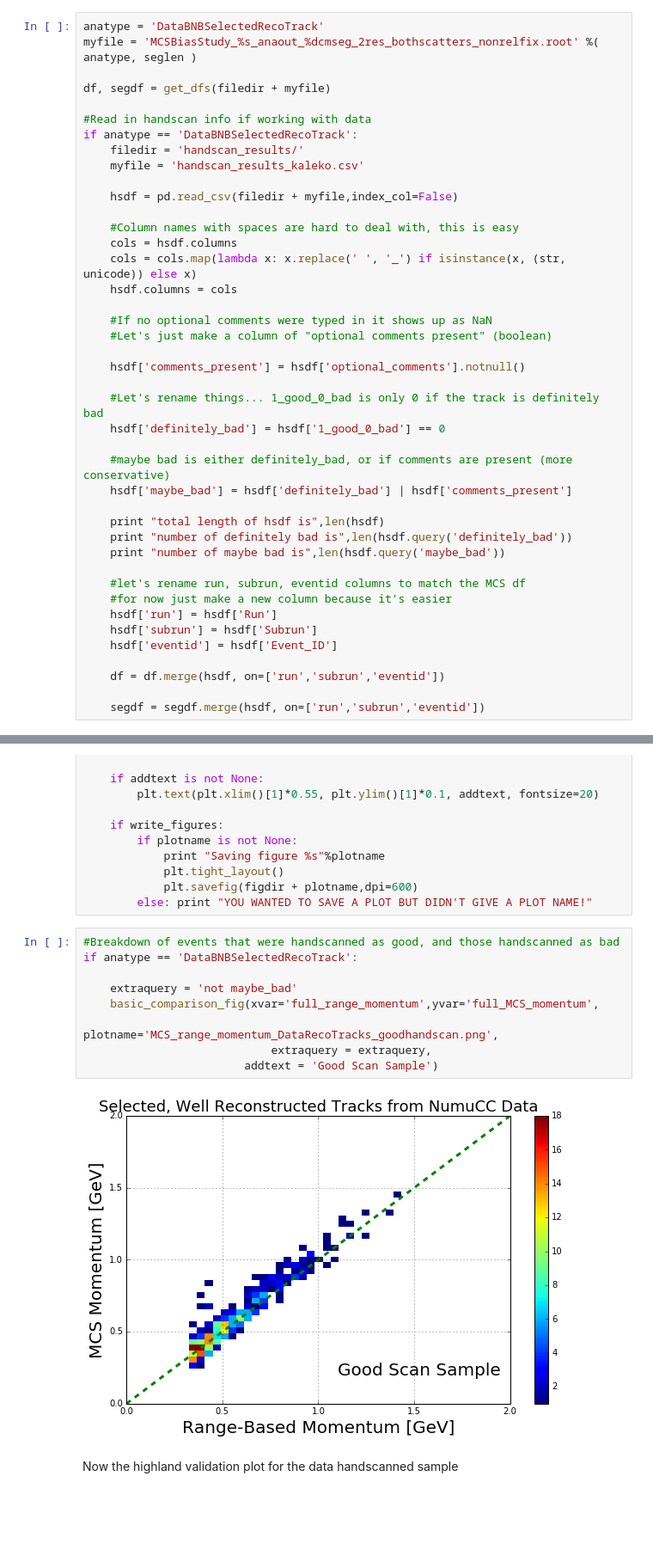
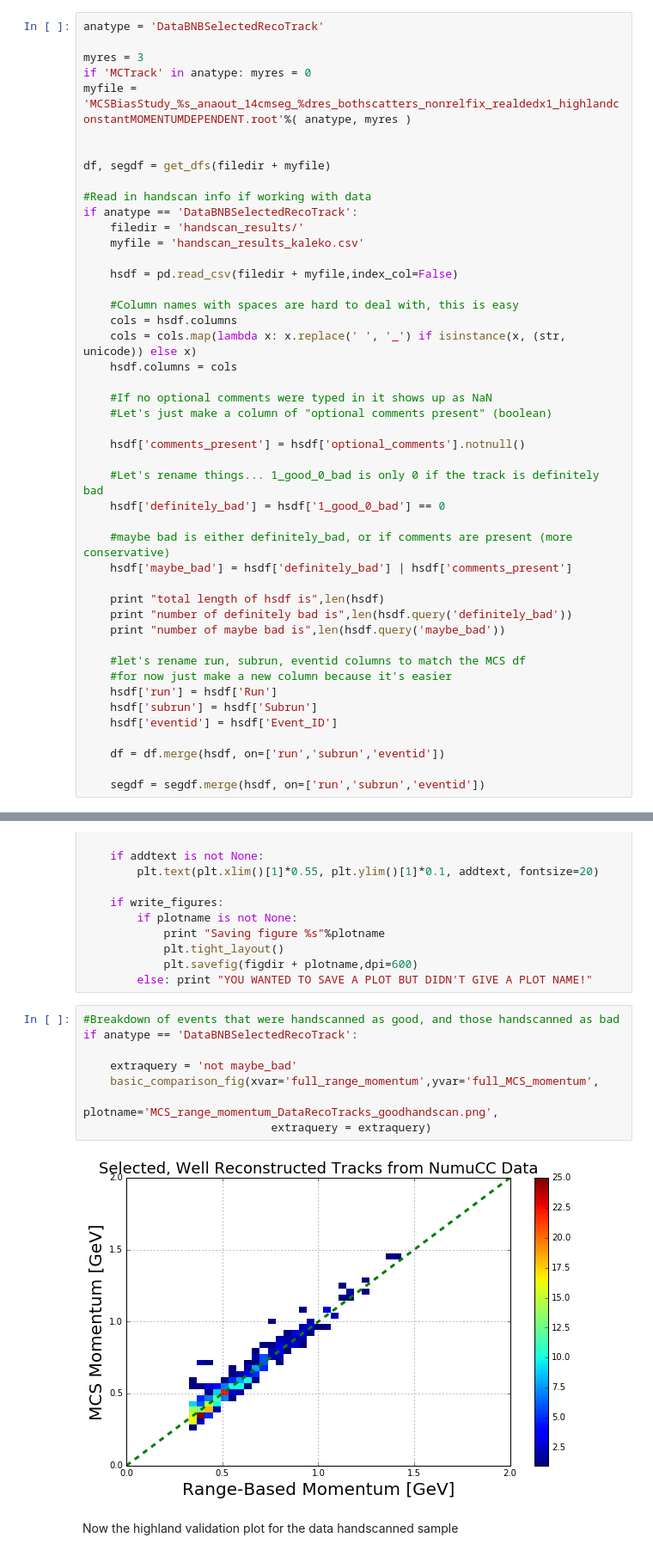
Before and after one commit to kaleko/MCS_Technote, a Jupyter notebook: JINST_figures.ipynb, the cells around one changed output, grey strips where cells are left out. Shown at 86% size. Saved outputs shown, nothing was run; the diff lists cells and outputs as text; blank space fills up the shorter version.

Commit message:
updated public note to version 2.0, looking good now

```diff
--- a/JINST_figures.ipynb
+++ b/JINST_figures.ipynb
@@ -173,7 +186,11 @@ if anatype == 'MCBNBMCTrack':
 Now we have the basic comparison fig for the good scan sample in data
 # %%
 anatype = 'DataBNBSelectedRecoTrack'
-myfile = 'MCSBiasStudy_%s_anaout_%dcmseg_2res_bothscatters_nonrelfix.root' %( anatype, seglen )
+
+myres = 3
+if 'MCTrack' in anatype: myres = 0
+myfile = 'MCSBiasStudy_%s_anaout_14cmseg_%dres_bothscatters_nonrelfix_realdedx1_highlandconstantMOMENTUMDEPENDENT.root'%( anatype, myres )
+
 
 df, segdf = get_dfs(filedir + myfile)
 
@@ -245,14 +262,13 @@ def basic_comparison_fig(xvar, yvar, plotname =None, extraquery = None, addtext
 # %%
 #Breakdown of events that were handscanned as good, and those handscanned as bad
 if anatype == 'DataBNBSelectedRecoTrack':
 
     extraquery = 'not maybe_bad'
     basic_comparison_fig(xvar='full_range_momentum',yvar='full_MCS_momentum',
                          plotname='MCS_range_momentum_DataRecoTracks_goodhandscan.png',
-                            extraquery = extraquery,
-                        addtext = 'Good Scan Sample')
+                            extraquery = extraquery)
 # %% [output]
-[figure, old version]
+[figure, new version]
 # %% [markdown]
 Now the highland validation plot for the data handscanned sample
 # %%
```
Also changed, not shown: parts of 24 cells of this notebook, 54 other files.
